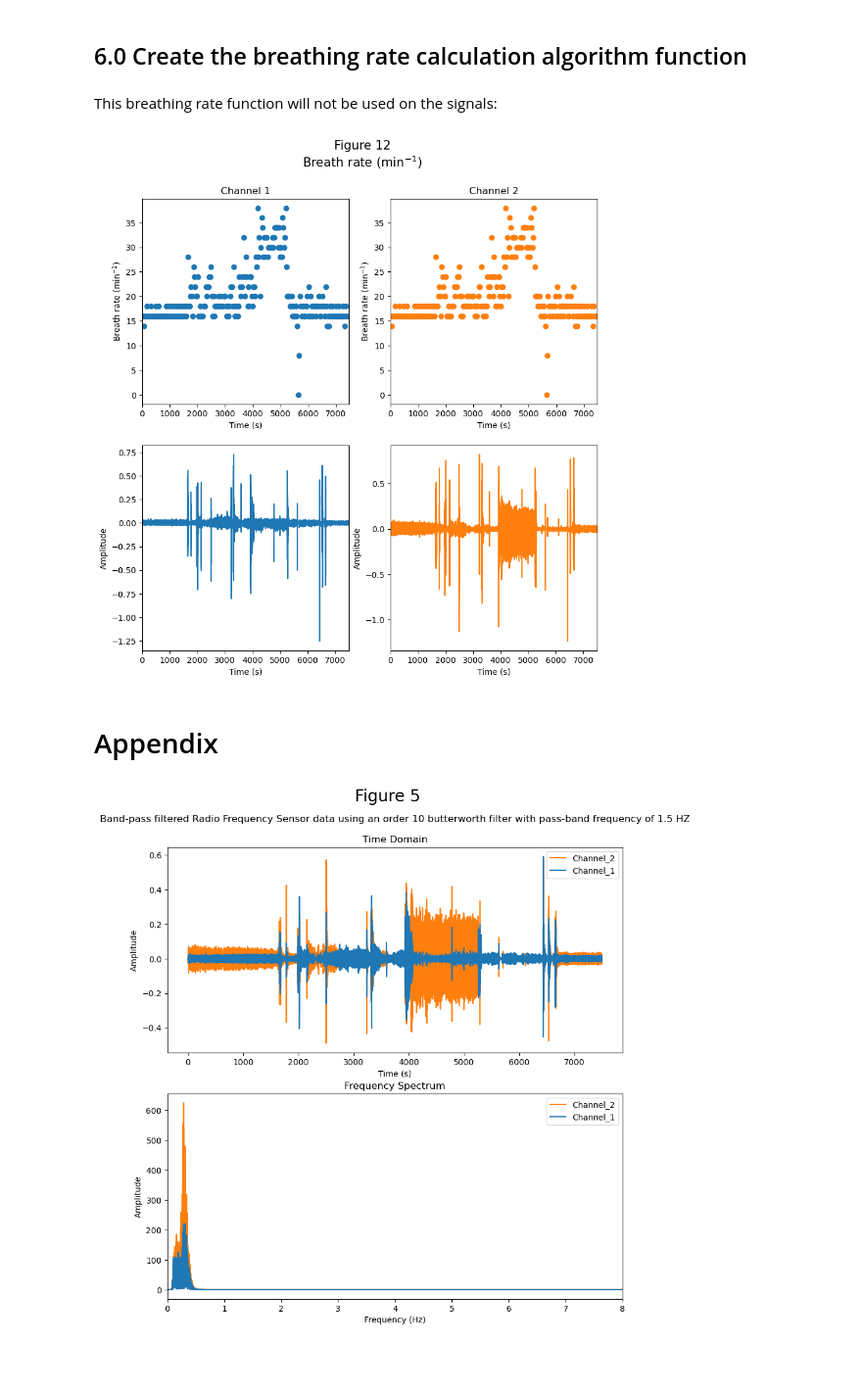
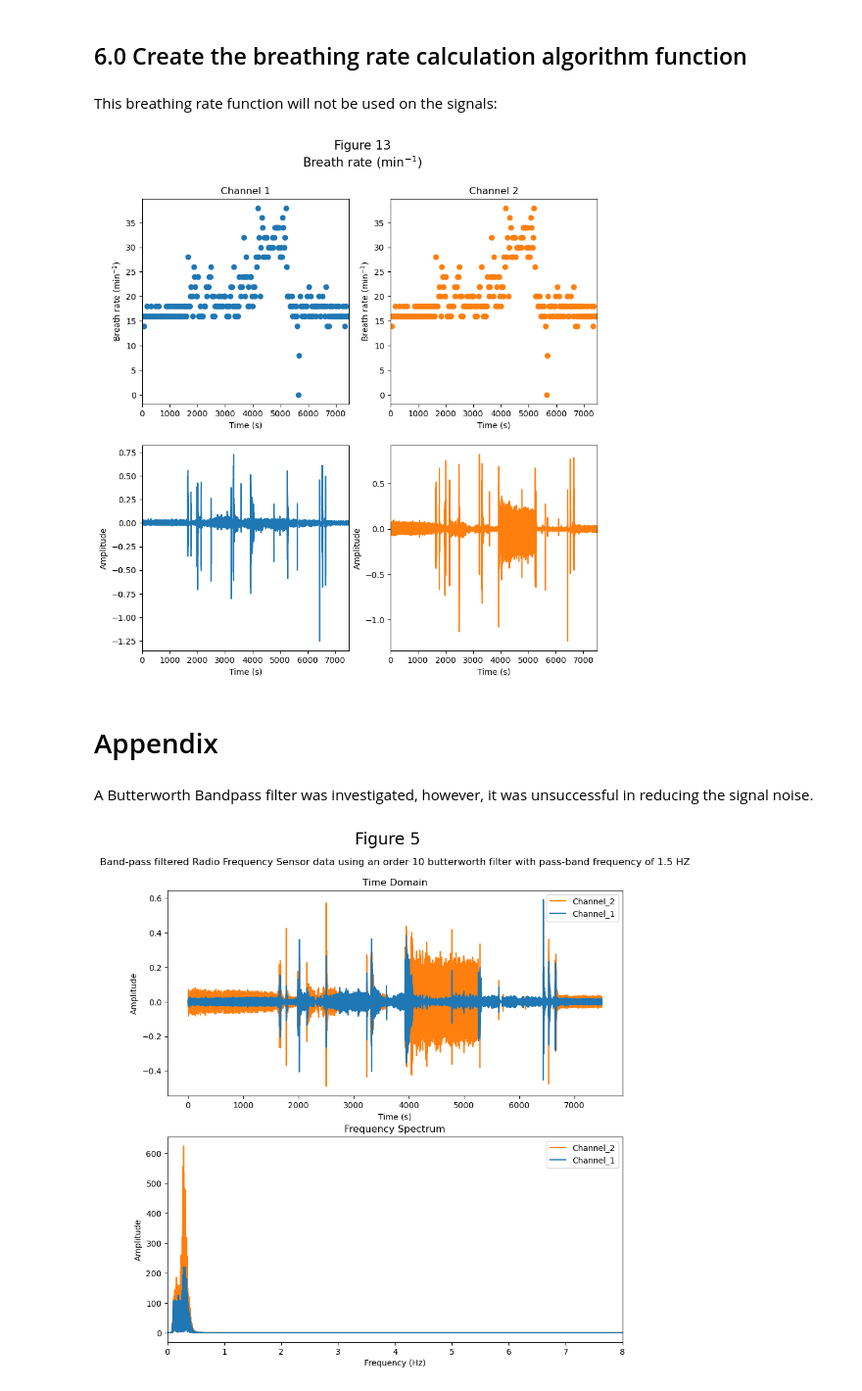
Before and after one commit to AoibheT-H/Algorithm_Challenge, a Jupyter notebook: Aoibhe_Turner_Heaney_Algorithm_Challenge.ipynb, the cells around one changed output. Shown at 98% size. Cells and saved outputs as stored; diff of their text form; code cells hidden in the pictures; blank space fills up the shorter version.

```diff
--- a/Aoibhe_Turner_Heaney_Algorithm_Challenge.ipynb
+++ b/Aoibhe_Turner_Heaney_Algorithm_Challenge.ipynb
@@ -509,43 +509,43 @@ def breath_30_sec_avg_rate(sig, duration_seconds, sig_peaks, fs):
         rate_time_axis = range(0, len(breath_rate_per_min)*duration_seconds, duration_seconds)
 
     return rate_time_axis, breath_rate_per_min
-# %% [markdown]
-This breathing rate function will not be used on the signals:
-# %%
-duration_seconds = 30 # seconds
-rate_time_axis_1, breath_per_min_LP_filtered_avg_sig_1 =  breath_30_sec_avg_rate(LP_filtered_avg_sig_1, duration_seconds, peaks_detected_LP_avg_sig_1, fs)
-rate_time_axis_2, breath_per_min_LP_filtered_avg_sig_2 =  breath_30_sec_avg_rate(LP_filtered_avg_sig_2, duration_seconds, peaks_detected_LP_avg_sig_2, fs)
-
-
-plt.figure(figsize=(10,10)).suptitle('Figure 12\nBreath rate ($\mathregular{min^{-1}}$)', fontsize=15)
-
-plt.subplot(2, 2, 1)
-plt.plot(rate_time_axis_1,  breath_per_min_LP_filtered_avg_sig_1, 'o', color="#1f77b4")
-plt.title('Channel 1')
-plt.ylabel('Breath rate ($\mathregular{min^{-1}}$)')
-plt.xlabel('Time (s)')
-plt.xlim([0, rate_time_axis_1[-1]])
-
-plt.subplot(2, 2, 2)
-plt.plot(rate_time_axis_2,  breath_per_min_LP_filtered_avg_sig_1, 'o', color="#ff7f0e")
-plt.title('Channel 2')
-plt.ylabel('Breath rate ($\mathregular{min^{-1}}$)')
-plt.xlabel('Time (s)')
-plt.xlim([0, rate_time_axis_2[-1]])
-
-plt.subplot(2, 2, 3)
-plt.plot(time_axis, LP_filtered_avg_sig_1, color="#1f77b4")
-plt.xlim([0, time_axis[-1]])
-plt.xlabel('Time (s)')
-plt.ylabel('Amplitude')
-
-plt.subplot(2, 2, 4)
-plt.plot(time_axis, LP_filtered_avg_sig_2, color="#ff7f0e")
-plt.xlim([0, time_axis[-1]])
-plt.xlabel('Time (s)')
-plt.ylabel('Amplitude')
-plt.show()
-# %% [output]
-[figure, removed]
+# %% [markdown]
+This breathing rate function will not be used on the signals:
+# %%
+duration_seconds = 30 # seconds
+rate_time_axis_1, breath_per_min_LP_filtered_avg_sig_1 =  breath_30_sec_avg_rate(LP_filtered_avg_sig_1, duration_seconds, peaks_detected_LP_avg_sig_1, fs)
+rate_time_axis_2, breath_per_min_LP_filtered_avg_sig_2 =  breath_30_sec_avg_rate(LP_filtered_avg_sig_2, duration_seconds, peaks_detected_LP_avg_sig_2, fs)
+
+
+plt.figure(figsize=(10,10)).suptitle('Figure 13\nBreath rate ($\mathregular{min^{-1}}$)', fontsize=15)
+
+plt.subplot(2, 2, 1)
+plt.plot(rate_time_axis_1,  breath_per_min_LP_filtered_avg_sig_1, 'o', color="#1f77b4")
+plt.title('Channel 1')
+plt.ylabel('Breath rate ($\mathregular{min^{-1}}$)')
+plt.xlabel('Time (s)')
+plt.xlim([0, rate_time_axis_1[-1]])
+
+plt.subplot(2, 2, 2)
+plt.plot(rate_time_axis_2,  breath_per_min_LP_filtered_avg_sig_1, 'o', color="#ff7f0e")
+plt.title('Channel 2')
+plt.ylabel('Breath rate ($\mathregular{min^{-1}}$)')
+plt.xlabel('Time (s)')
+plt.xlim([0, rate_time_axis_2[-1]])
+
+plt.subplot(2, 2, 3)
+plt.plot(time_axis, LP_filtered_avg_sig_1, color="#1f77b4")
+plt.xlim([0, time_axis[-1]])
+plt.xlabel('Time (s)')
+plt.ylabel('Amplitude')
+
+plt.subplot(2, 2, 4)
+plt.plot(time_axis, LP_filtered_avg_sig_2, color="#ff7f0e")
+plt.xlim([0, time_axis[-1]])
+plt.xlabel('Time (s)')
+plt.ylabel('Amplitude')
+plt.show()
+# %% [output]
+[figure, added]
 # %% [markdown]
 # Appendix
@@ -554,2 +552,4 @@ A Ba
+# %% [markdown]
+A Butterworth Bandpass filter was investigated, however, it was unsuccessful in reducing the signal noise.
 # %%
 # use the previously created low-pass filter
```
Also changed, not shown: parts of 18 cells of this notebook.
